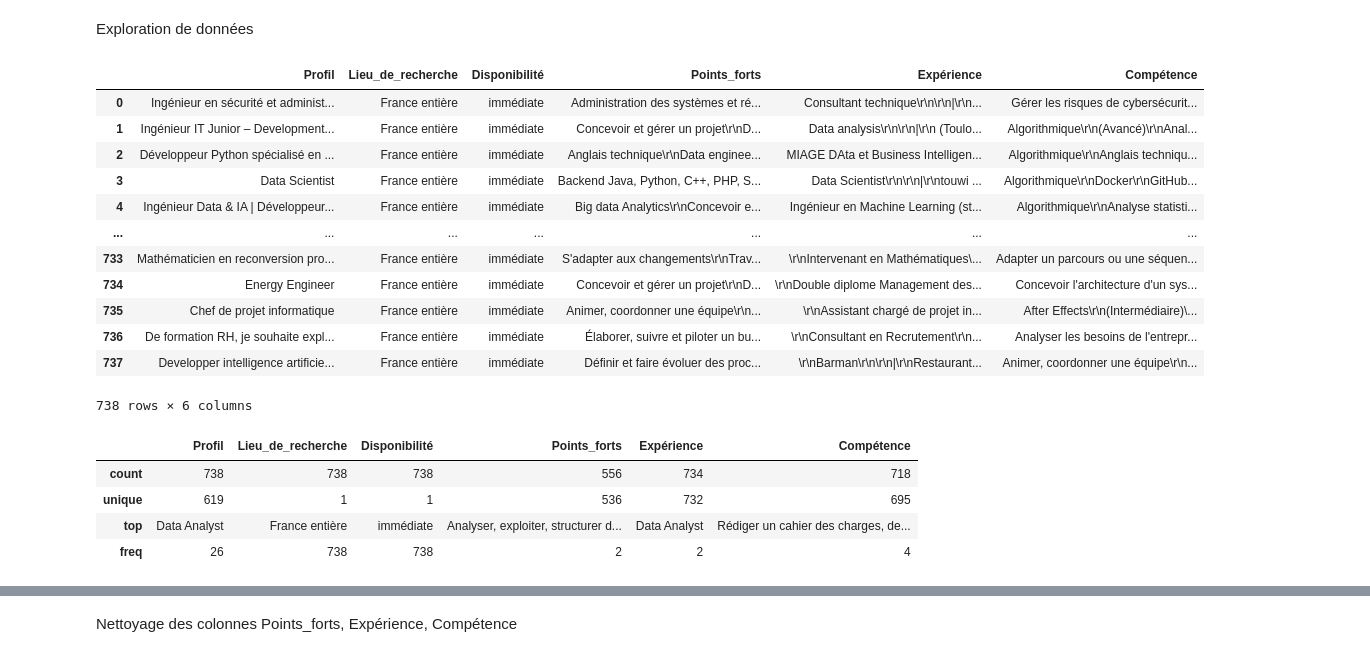
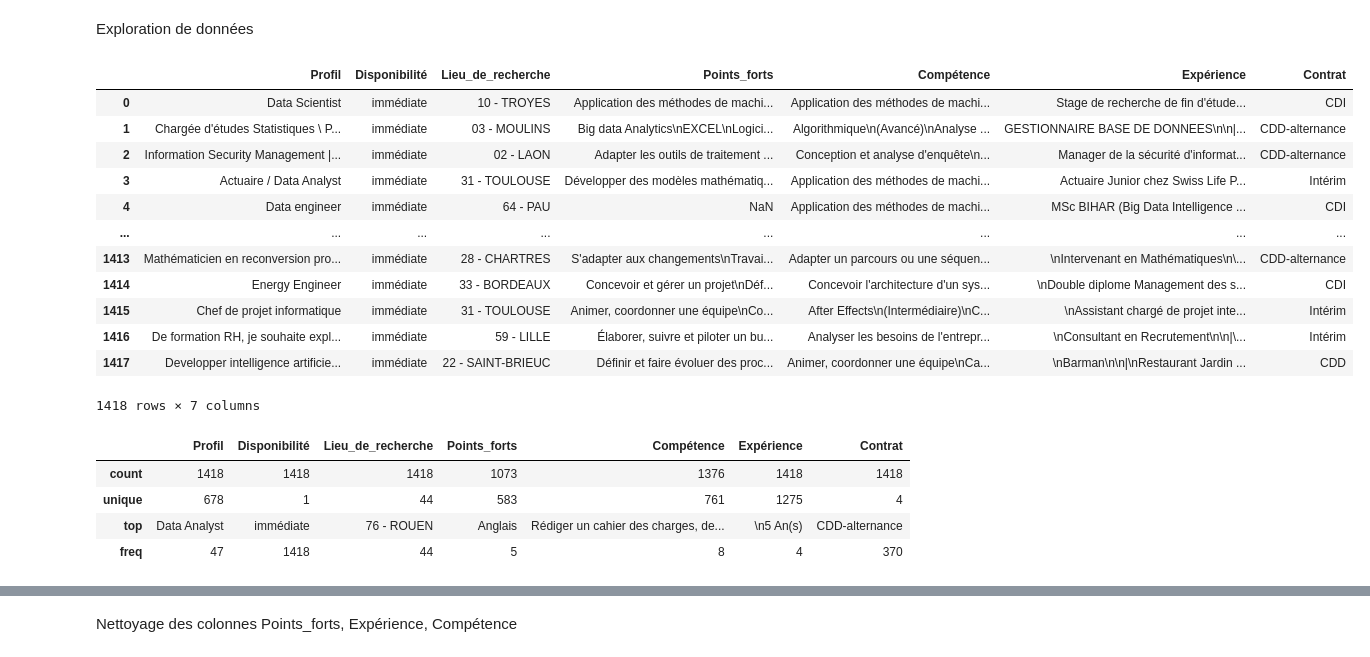
Before and after one commit to melly704/Match_RH_ydays, a Jupyter notebook: clean_data_Ahmed.ipynb, the cells around one changed output, grey strips where cells are left out. Drawn from its saved outputs; the diff is of its cells as text; code cells hidden in the pictures.

```diff
--- a/clean_data_Ahmed.ipynb
+++ b/clean_data_Ahmed.ipynb
@@ -320,25 +347,25 @@ df1_profil = pd.read_csv('Data/combined_no_duplicates_cv.csv')
 df2_profil = pd.read_excel('Data/ProfilF.xlsx')
 # %%
-df1_profil
+df2_profil
 # %% [output]
-|  | Profil | Lieu_de_recherche | Disponibilité | Points_forts | Expérience | Compétence |
-| 0 | Ingénieur en sécurité et administ... | France entière | immédiate | Administration des systèmes et ré... | Consultant technique\r\n\r\n|\r\n... | Gérer les risques de cybersécurit... |
-| 1 | Ingénieur IT Junior – Development... | France entière | immédiate | Concevoir et gérer un projet\r\nD... | Data analysis\r\n\r\n|\r\n (Toulo... | Algorithmique\r\n(Avancé)\r\nAnal... |
-| 2 | Développeur Python spécialisé en ... | France entière | immédiate | Anglais technique\r\nData enginee... | MIAGE DAta et Business Intelligen... | Algorithmique\r\nAnglais techniqu... |
-| 3 | Data Scientist | France entière | immédiate | Backend Java, Python, C++, PHP, S... | Data Scientist\r\n\r\n|\r\ntouwi ... | Algorithmique\r\nDocker\r\nGitHub... |
-| 4 | Ingénieur Data & IA | Développeur... | France entière | immédiate | Big data Analytics\r\nConcevoir e... | Ingénieur en Machine Learning (st... | Algorithmique\r\nAnalyse statisti... |
-| ... | ... | ... | ... | ... | ... | ... |
-| 733 | Mathématicien en reconversion pro... | France entière | immédiate | S'adapter aux changements\r\nTrav... | \r\nIntervenant en Mathématiques\... | Adapter un parcours ou une séquen... |
-| 734 | Energy Engineer | France entière | immédiate | Concevoir et gérer un projet\r\nD... | \r\nDouble diplome Management des... | Concevoir l'architecture d'un sys... |
-| 735 | Chef de projet informatique | France entière | immédiate | Animer, coordonner une équipe\r\n... | \r\nAssistant chargé de projet in... | After Effects\r\n(Intermédiaire)\... |
-| 736 | De formation RH, je souhaite expl... | France entière | immédiate | Élaborer, suivre et piloter un bu... | \r\nConsultant en Recrutement\r\n... | Analyser les besoins de l'entrepr... |
-| 737 | Developper intelligence artificie... | France entière | immédiate | Définir et faire évoluer des proc... | \r\nBarman\r\n\r\n|\r\nRestaurant... | Animer, coordonner une équipe\r\n... |
+|  | Profil | Disponibilité | Lieu_de_recherche | Points_forts | Compétence | Expérience | Contrat |
+| 0 | Data Scientist | immédiate | 10 - TROYES | Application des méthodes de machi... | Application des méthodes de machi... | Stage de recherche de fin d'étude... | CDI |
+| 1 | Chargée d'études Statistiques \ P... | immédiate | 03 - MOULINS | Big data Analytics\nEXCEL\nLogici... | Algorithmique\n(Avancé)\nAnalyse ... | GESTIONNAIRE BASE DE DONNEES\n\n|... | CDD-alternance |
+| 2 | Information Security Management |... | immédiate | 02 - LAON | Adapter les outils de traitement ... | Conception et analyse d'enquête\n... | Manager de la sécurité d'informat... | CDD-alternance |
+| 3 | Actuaire / Data Analyst | immédiate | 31 - TOULOUSE | Développer des modèles mathématiq... | Application des méthodes de machi... | Actuaire Junior chez Swiss Life P... | Intérim |
+| 4 | Data engineer | immédiate | 64 - PAU | NaN | Application des méthodes de machi... | MSc BIHAR (Big Data Intelligence ... | CDI |
+| ... | ... | ... | ... | ... | ... | ... | ... |
+| 1413 | Mathématicien en reconversion pro... | immédiate | 28 - CHARTRES | S'adapter aux changements\nTravai... | Adapter un parcours ou une séquen... | \nIntervenant en Mathématiques\n\... | CDD-alternance |
+| 1414 | Energy Engineer | immédiate | 33 - BORDEAUX | Concevoir et gérer un projet\nDéf... | Concevoir l'architecture d'un sys... | \nDouble diplome Management des s... | CDI |
+| 1415 | Chef de projet informatique | immédiate | 31 - TOULOUSE | Animer, coordonner une équipe\nCo... | After Effects\n(Intermédiaire)\nC... | \nAssistant chargé de projet inte... | Intérim |
+| 1416 | De formation RH, je souhaite expl... | immédiate | 59 - LILLE | Élaborer, suivre et piloter un bu... | Analyser les besoins de l'entrepr... | \nConsultant en Recrutement\n\n|\... | Intérim |
+| 1417 | Developper intelligence artificie... | immédiate | 22 - SAINT-BRIEUC | Définir et faire évoluer des proc... | Animer, coordonner une équipe\nCa... | \nBarman\n\n|\nRestaurant Jardin ... | CDD |
-738 rows × 6 columns
+1418 rows × 7 columns
 # %%
-df1_profil.describe()
+df2_profil.describe()
 # %% [output]
-|  | Profil | Lieu_de_recherche | Disponibilité | Points_forts | Expérience | Compétence |
-| count | 738 | 738 | 738 | 556 | 734 | 718 |
-| unique | 619 | 1 | 1 | 536 | 732 | 695 |
-| top | Data Analyst | France entière | immédiate | Analyser, exploiter, structurer d... | Data Analyst | Rédiger un cahier des charges, de... |
-| freq | 26 | 738 | 738 | 2 | 2 | 4 |
+|  | Profil | Disponibilité | Lieu_de_recherche | Points_forts | Compétence | Expérience | Contrat |
+| count | 1418 | 1418 | 1418 | 1073 | 1376 | 1418 | 1418 |
+| unique | 678 | 1 | 44 | 583 | 761 | 1275 | 4 |
+| top | Data Analyst | immédiate | 76 - ROUEN | Anglais | Rédiger un cahier des charges, de... | \n5 An(s) | CDD-alternance |
+| freq | 47 | 1418 | 44 | 5 | 8 | 4 | 370 |
```
Also changed, not shown: parts of 34 cells of this notebook, 16 other files.
